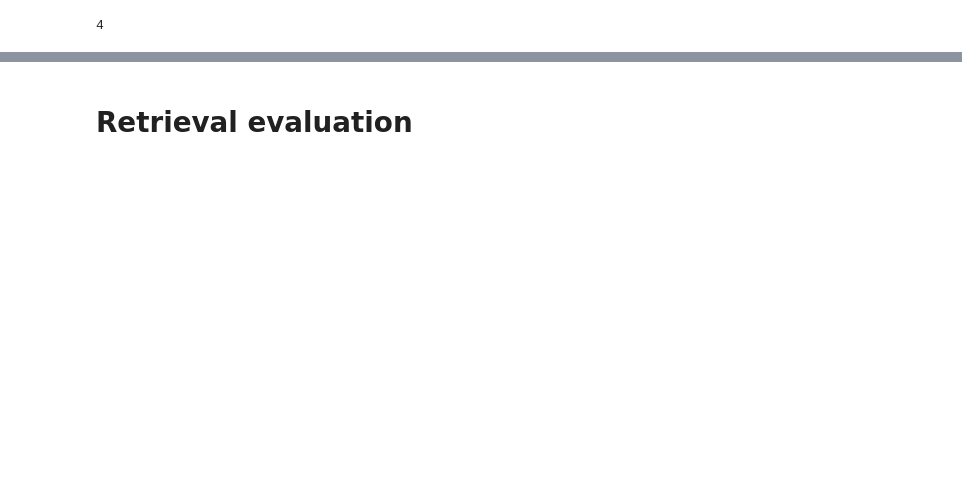
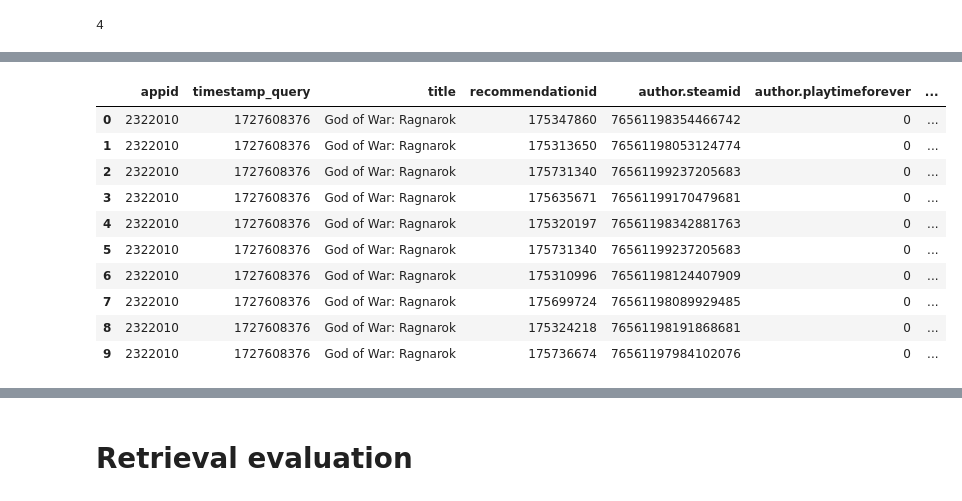
Before and after one commit to KonuTech/llm-zoomcamp-capstone-01, a Jupyter notebook: notebooks/003_retrival_evaluation_002.ipynb, the cells around one changed output, grey strips where cells are left out. Cells and saved outputs as stored; diff of their text form; code cells hidden in the pictures; blank space fills up the shorter version.

```diff
--- a/notebooks/003_retrival_evaluation_002.ipynb
+++ b/notebooks/003_retrival_evaluation_002.ipynb
@@ -65,0 +78,11 @@ NameError: name 'SentenceTransformer' is not defined
+# %%
+from elasticsearch import Elasticsearch, ConnectionError
+
+try:
+    es = Elasticsearch(['http://elasticsearch:9200'])  # Use the service name
+    if es.ping():
+        print("Connected to Elasticsearch")
+    else:
+        print("Could not connect to Elasticsearch")
+except ConnectionError as e:
+    print(f"Connection error: {e}")
@@ -65,0 +511,29 @@ NameError: name 'SentenceTransformer' is not defined
+# %%
+# Usage example
+indexer = ReviewIndexer(model=model)  # Ensure your model is passed here
+# indexer.create_index()  # Ensure the index is created first
+
+# Sample input for querying
+title = "God of War: Ragnarok"  # Example game title
+query = 'Is God of War: Ragnarok a game for kids?'
+
+# Perform the query
+results = indexer.query_reviews(title, query)
+
+# Convert the results to a pandas DataFrame
+if results:  # Check if results are not empty
+    # Extract the source data from the Elasticsearch response
+    data = [doc['_source'] for doc in results]
+
+    # Create a DataFrame
+    df_results = pd.DataFrame(data)
+
+    # Set pandas options to display full content of the 'review' column
+    # pd.set_option('display.max_colwidth', None)  # or use a larger number to set a specific width
+    # pd.set_option('display.max_rows', None)  # Show all rows if needed
+    pd.reset_option('all')
+
+    # Display the DataFrame
+    # print(df_results.head())  # or use df_results to view the entire DataFrame
+else:
+    print("No results found.")
@@ -65,0 +542,14 @@ NameError: name 'SentenceTransformer' is not defined
+# %%
+df_results
+# %% [output]
+|  | appid | timestamp_query | title | recommendationid | author.steamid | author.playtimeforever | ... |
+| 0 | 2322010 | 1727608376 | God of War: Ragnarok | 175347860 | 76561198354466742 | 0 | ... |
+| 1 | 2322010 | 1727608376 | God of War: Ragnarok | 175313650 | 76561198053124774 | 0 | ... |
+| 2 | 2322010 | 1727608376 | God of War: Ragnarok | 175731340 | 76561199237205683 | 0 | ... |
+| 3 | 2322010 | 1727608376 | God of War: Ragnarok | 175635671 | 76561199170479681 | 0 | ... |
+| 4 | 2322010 | 1727608376 | God of War: Ragnarok | 175320197 | 76561198342881763 | 0 | ... |
+| 5 | 2322010 | 1727608376 | God of War: Ragnarok | 175731340 | 76561199237205683 | 0 | ... |
+| 6 | 2322010 | 1727608376 | God of War: Ragnarok | 175310996 | 76561198124407909 | 0 | ... |
+| 7 | 2322010 | 1727608376 | God of War: Ragnarok | 175699724 | 76561198089929485 | 0 | ... |
+| 8 | 2322010 | 1727608376 | God of War: Ragnarok | 175324218 | 76561198191868681 | 0 | ... |
+| 9 | 2322010 | 1727608376 | God of War: Ragnarok | 175736674 | 76561197984102076 | 0 | ... |
```
Also changed, not shown: parts of 48 cells of this notebook, 38 other files.
